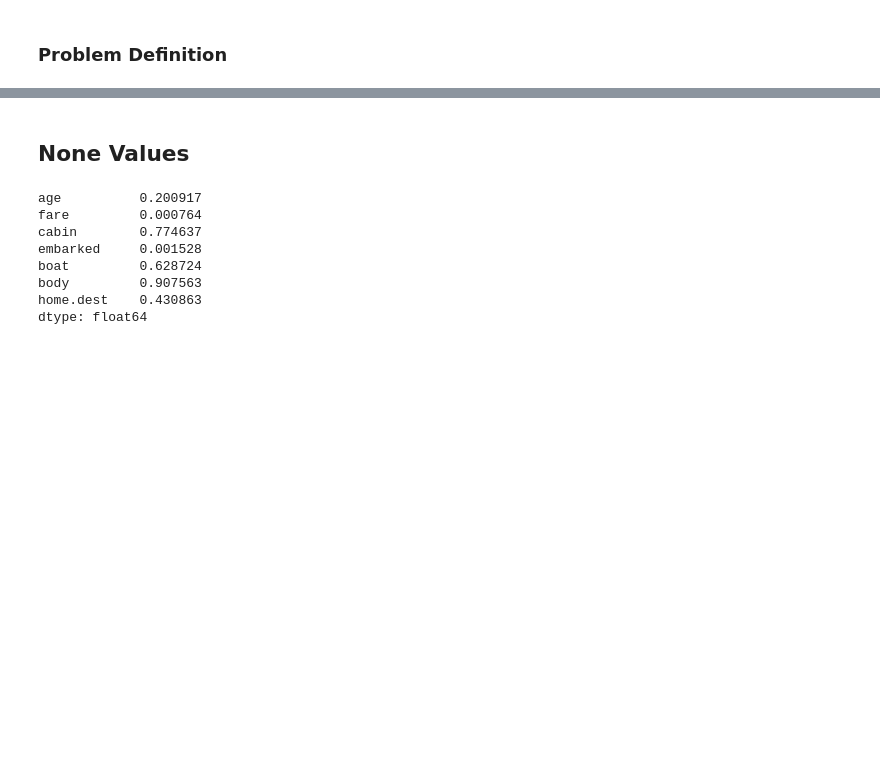
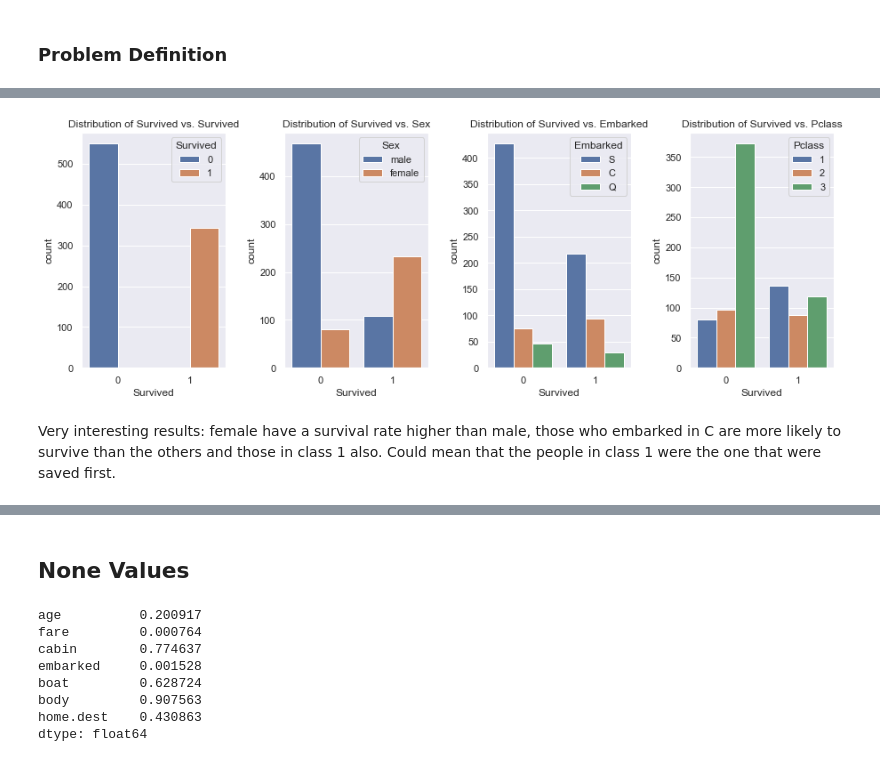
Before and after one commit to noakawa/Titanic, a Jupyter notebook: Titanic.ipynb, the cells around one changed output, grey strips where cells are left out. Drawn from its saved outputs; the diff is of its cells as text; code cells hidden in the pictures; blank space fills up the shorter version.

```diff
--- a/Titanic.ipynb
+++ b/Titanic.ipynb
@@ -229,0 +168,14 @@ memory usage: 143.3+ KB
+# %%
+fig = plt.figure(figsize=(13, 5))
+num_cols = 4
+num_rows = 1
+
+for i, c in enumerate(cat):
+    ax = fig.add_subplot(num_rows, num_cols, i + 1)
+    sns.countplot(x = data_train['Survived'],  hue = data_train[c], data=data_train, ax=ax)
+    ax.set_title('Distribution of Survived vs. {}'.format(c))
+plt.tight_layout(pad=2)
+# %% [output]
+[figure, added]
+# %% [markdown]
+Very interesting results: female have a survival rate higher than male, those who embarked in C are more likely to survive than the others and those in class 1 also. Could mean that the people in class 1 were the one that were saved first.
```
Also changed, not shown: parts of 47 cells of this notebook.
